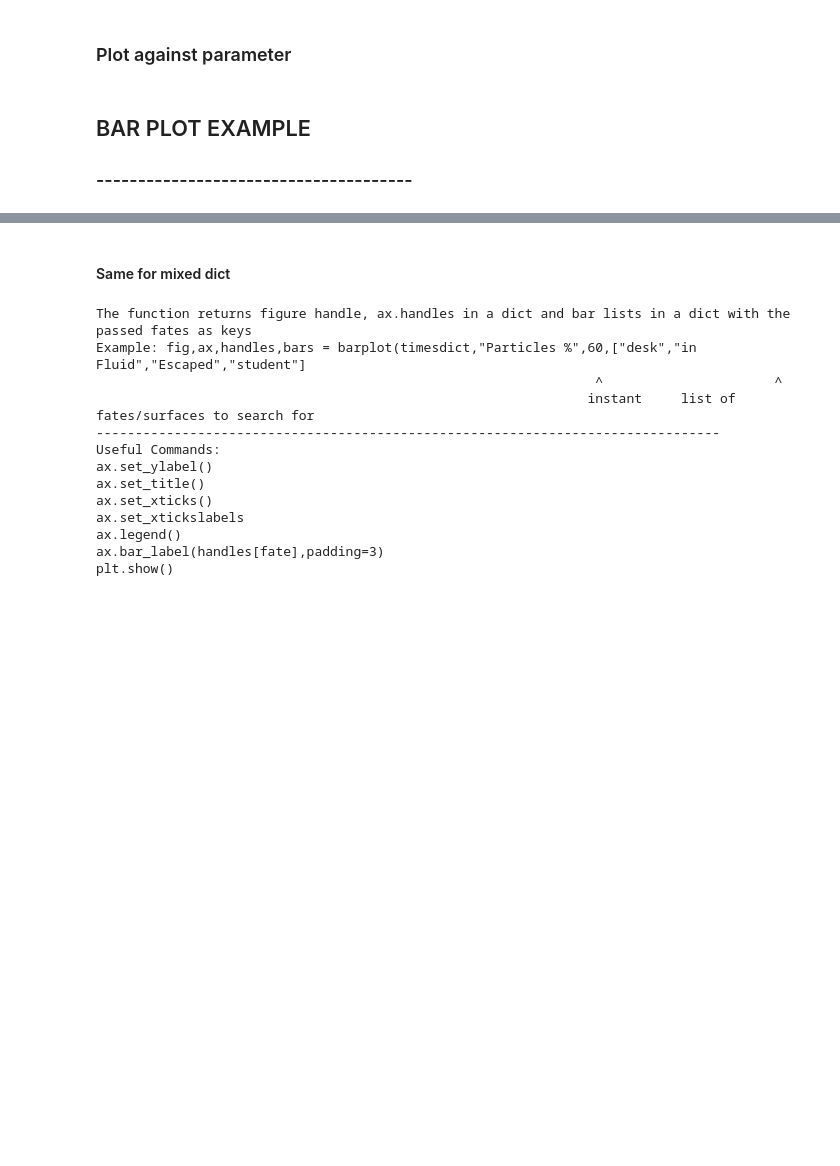
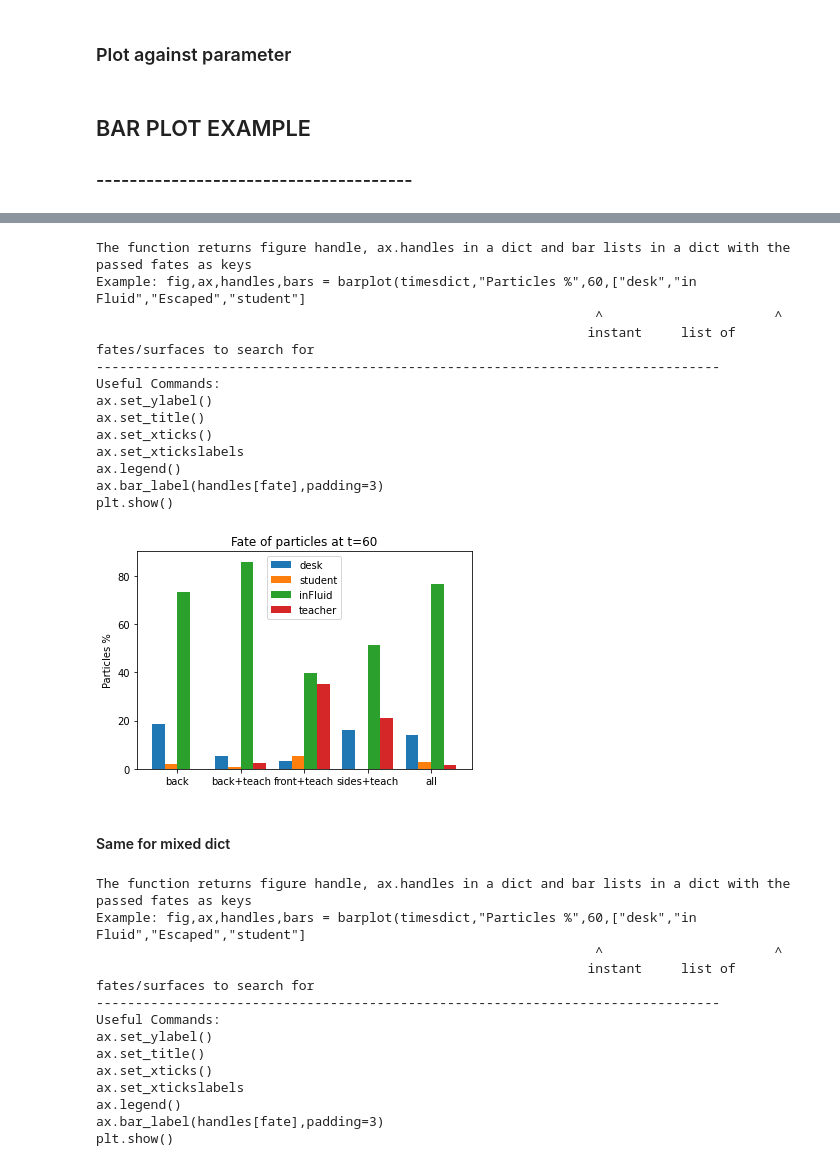
Before and after one commit to socrates-ferna/fluentdpm-posproc, a Jupyter notebook: analysis.ipynb, the cells around one changed output, grey strips where cells are left out. Drawn from its saved outputs; the diff is of its cells as text; code cells hidden in the pictures; blank space fills up the shorter version.

```diff
--- a/analysis.ipynb
+++ b/analysis.ipynb
@@ -156,14 +189,29 @@ plt.title('Trapped particles in %')
 # %%
-fates = ['desk','student','inFluid','Escaped']
+fates = ['desk','student','inFluid','Trapped teacher']
 x = np.arange(len(newtimesdict.keys()))
 instant = 60
 fix,ax,handles,bars = functions.barplot(newtimesdict,'Particles %',instant,fates)
 ax.set_xticks(x)
 ax.set_xticklabels(newtimesdict.keys())
 ax.set_ylabel('Particles %')
 ax.set_title('Fate of particles at t=' + str(instant))
 ax.legend()
-plt.savefig('testbar.pdf',dpi=250)
+plt.savefig('testbar.pdf')
+# %% [output]
+The function returns figure handle, ax.handles in a dict and bar lists in a dict with the passed fates as keys
+Example: fig,ax,handles,bars = barplot(timesdict,"Particles %",60,["desk","in Fluid","Escaped","student"]
+                                                                ^                      ^
+                                                               instant     list of fates/surfaces to search for
+--------------------------------------------------------------------------------
+Useful Commands:
+ax.set_ylabel()
+ax.set_title()
+ax.set_xticks()
+ax.set_xtickslabels
+ax.legend()
+ax.bar_label(handles[fate],padding=3)
+plt.show()
+[figure, added]
 # %% [markdown]
 #### Same for mixed dict
 # %%
```
Also changed, not shown: parts of 8 cells of this notebook, 1 other file.
